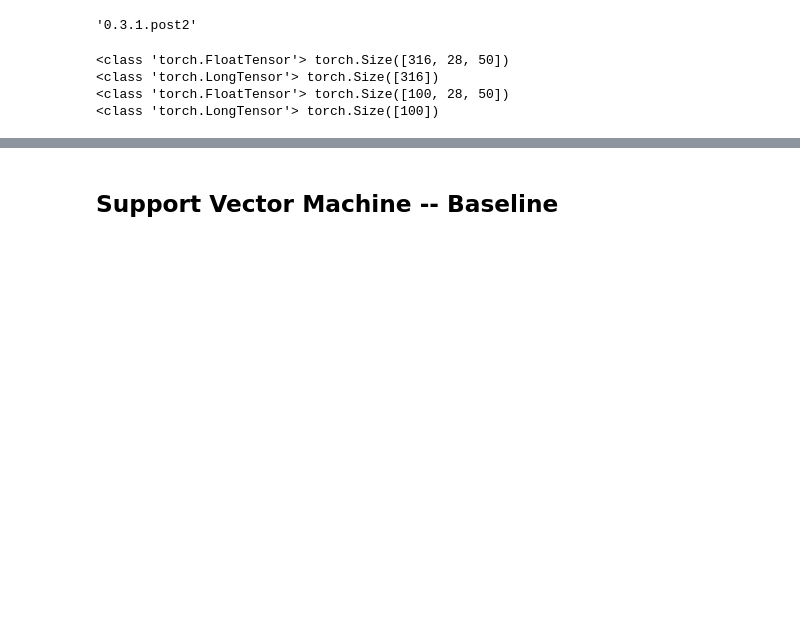
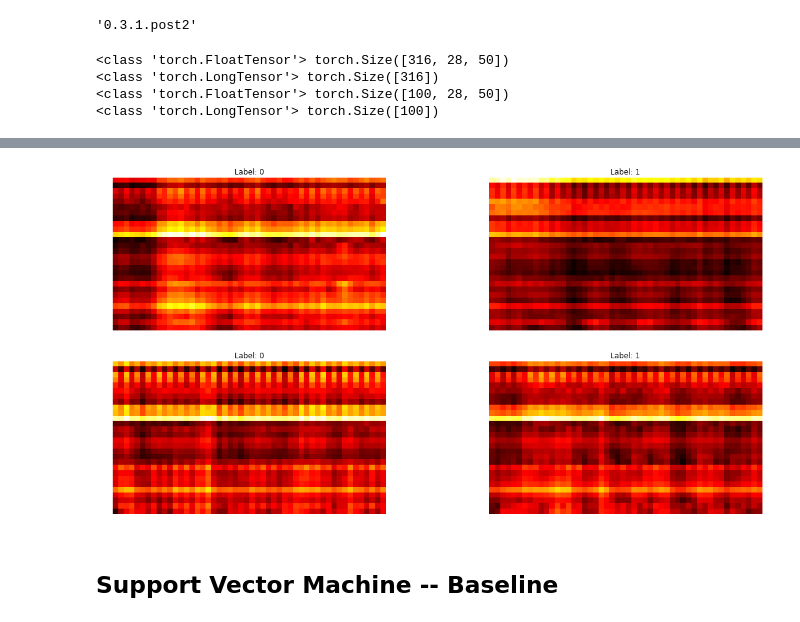
Before and after one commit to TaoSunVoyage/epfl-deeplearning-project, a Jupyter notebook: proj1/Proj1.ipynb, the cells around one changed output, grey strips where cells are left out. Saved outputs shown, nothing was run; the diff lists cells and outputs as text; code cells hidden in the pictures; blank space fills up the shorter version.

```diff
--- a/proj1/Proj1.ipynb
+++ b/proj1/Proj1.ipynb
@@ -46,3 +176,19 @@ ax[1].legend(train_target[:4])
+# %%
+fig, ax = plt.subplots(2, 2, figsize=(20,10))
+ax[0,0].imshow(np.array(train_input[0]), cmap='hot')
+ax[0,0].set_title('Label: 0')
+ax[0,0].axis('off')
+ax[0,1].imshow(np.array(train_input[1]), cmap='hot')
+ax[0,1].set_title('Label: 1')
+ax[0,1].axis('off')
+ax[1,0].imshow(np.array(train_input[2]), cmap='hot')
+ax[1,0].set_title('Label: 0')
+ax[1,0].axis('off')
+ax[1,1].imshow(np.array(train_input[3]), cmap='hot')
+ax[1,1].set_title('Label: 1')
+ax[1,1].axis('off');
+# %% [output]
+[figure, added]
 # %%
 # TODO: Randomly choose train and test set #
 # %%
```
Also changed, not shown: parts of 48 cells of this notebook, 24 other files.
